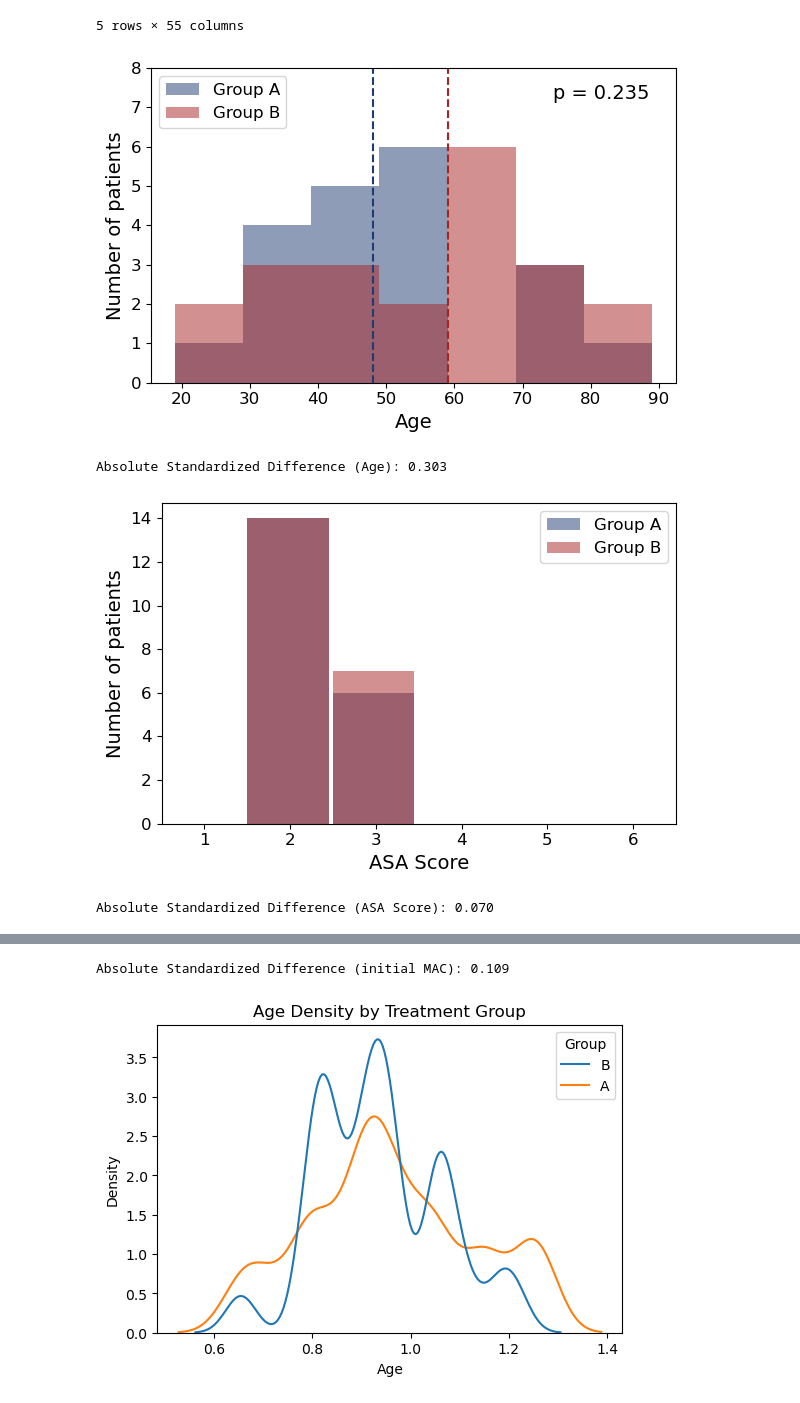
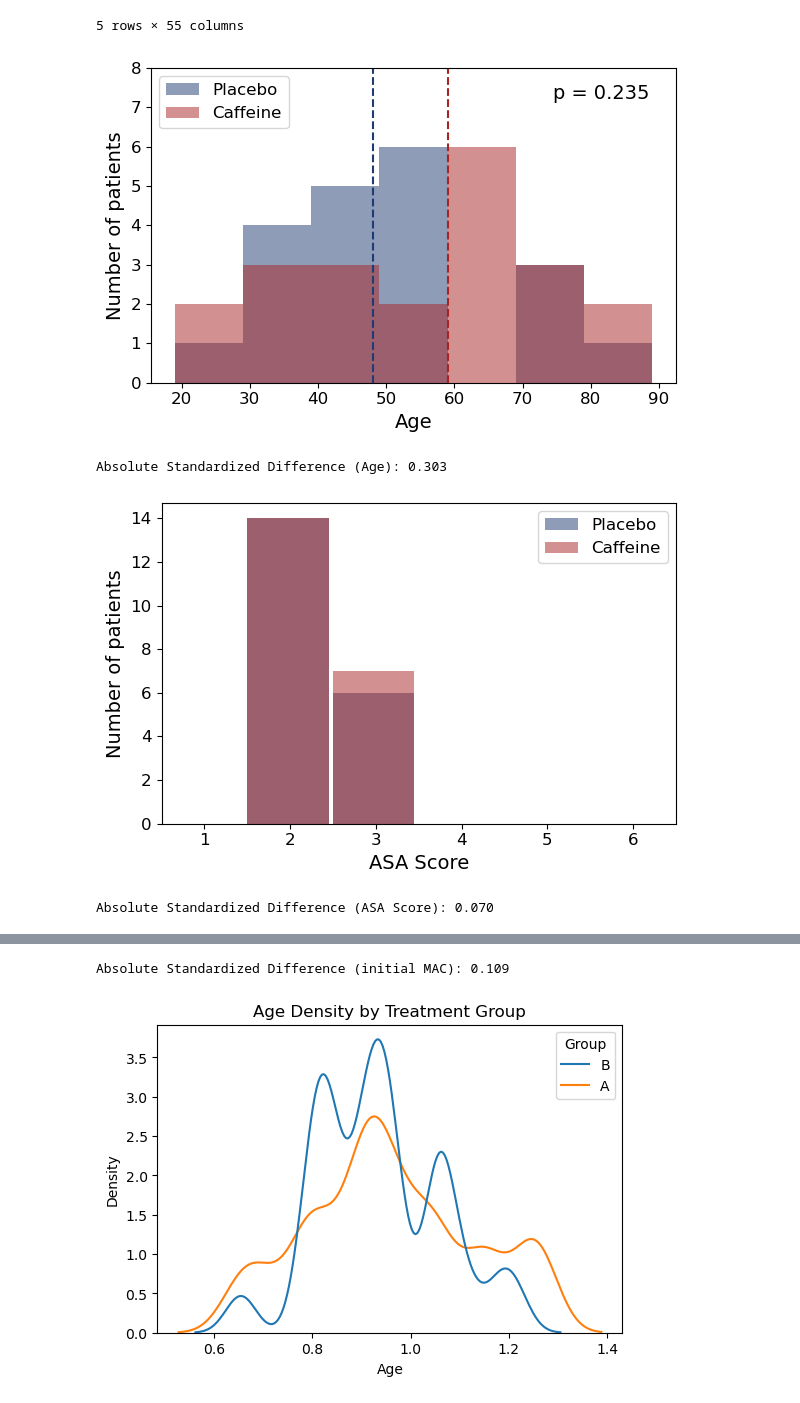
Before and after one commit to maboudi/capachinos, a Jupyter notebook: notebooks/group_specific_MAC_analysis.ipynb, the cells around one changed output, grey strips where cells are left out. Cells and saved outputs as stored; diff of their text form; code cells hidden in the pictures.

```diff
--- a/notebooks/group_specific_MAC_analysis.ipynb
+++ b/notebooks/group_specific_MAC_analysis.ipynb
@@ -232,7 +233,7 @@ def interpolate_series(series, target_length):
     return f(x_new)
 
 # Define whether to normalize time
-NORMALIZE_TIME = False
+NORMALIZE_TIME = True
 
 # Extract unique study IDs
 unique_study_ids = mac_values_per_patient['Study_ID'].unique()
@@ -318,15 +319,15 @@ fig, ax = plt.subplots(1, 1, figsize=(8, 4))  # Corrected this line
 # for trace in group_B_mac:
 #     ax.plot(trace, color=RED, alpha=0.5, linewidth=0.5)
 
-ax.plot(median_A, label="Group A - Median", color=BLUE)
-ax.fill_between(range(len(median_A)), q1_A, q3_A, alpha=0.2, color=BLUE, label="Group A IQR")
-ax.plot(p5_A, label='Group A - 5th percentile', color=BLUE, linestyle='--', linewidth=0.5)
-ax.plot(p95_A, label='Group A - 95th percentile', color=BLUE, linestyle='--', linewidth=0.5)
+ax.plot(median_A, label="Placebo", color=BLUE)
+ax.fill_between(range(len(median_A)), q1_A, q3_A, alpha=0.2, color=BLUE) # label="Group A IQR"
+ax.plot(p5_A, color=BLUE, linestyle='--', linewidth=0.5) #, label='Group A - 5th percentile'
+ax.plot(p95_A, color=BLUE, linestyle='--', linewidth=0.5) # , label='Group A - 95th percentile'
 
-ax.plot(median_B, label="Group B - Median", color=RED)
-ax.fill_between(range(len(median_B)), q1_B, q3_B, alpha=0.2, color=RED, label="Group B IQR")
-ax.plot(p5_B, label='Group B - 5th percentile', color=RED, linestyle='--', linewidth=0.5)
-ax.plot(p95_B, label='Group B - 95th percentile', color=RED, linestyle='--', linewidth=0.5)
+ax.plot(median_B, label="Caffeine", color=RED)
+ax.fill_between(range(len(median_B)), q1_B, q3_B, alpha=0.2, color=RED) #, label="Group B IQR"
+ax.plot(p5_B, color=RED, linestyle='--', linewidth=0.5) #, label='Group B - 5th percentile'
+ax.plot(p95_B, color=RED, linestyle='--', linewidth=0.5) #, label='Group B - 95th percentile'
 
 if NORMALIZE_TIME:
     tick_positions = np.linspace(0, max_time, num=11)  # Adjusting for sequence length
@@ -348,7 +349,7 @@ significant_timepoints = np.where(p_values < 0.05)[0]
 ax.scatter(significant_timepoints, [1.2]*len(significant_timepoints), marker='*', color='black', label="p < 0.05")
 
 if NORMALIZE_TIME:
-    ax.set_xlabel("Time (normalized)", fontsize=12, labelpad=-3)
+    ax.set_xlabel("Time (normalized)", fontsize=15, labelpad=-3)
 else:
     ax.set_xlabel("Time (minutes)", fontsize=12)
 ax.set_ylabel("MAC", fontsize=12)
@@ -397,7 +398,7 @@ plt.show()
 # %% [markdown]
 #### Comparing Age and ASA distributions between the groups
 # %%
-age_asa_file_path = 'E:/Caffeine_data/Caffeine Demographics including ITT.sav'
+age_asa_file_path = 'E:/Caffeine_data/Caffeine_Demographics_including_ITT.sav'
 df_age_asa_info = pd.read_spss(age_asa_file_path)
 # %%
 df_age_asa_info.head()
@@ -469,9 +470,9 @@ def plot_age_distribution(group_dict, bin_width=10, ylim=(0, 8)):
 
     fig, ax = plt.subplots(figsize=(6, 4))
     ax.hist(ages_A, bins=bins, color=BLUE, alpha=0.5,
-            label='Group A')
+            label='Placebo')
     ax.hist(ages_B, bins=bins, color=RED,  alpha=0.5,
-            label='Group B')
+            label='Caffeine')
 
     # stats & medians
     stat, p_val = ranksums(ages_A, ages_B)
@@ -511,9 +512,9 @@ def plot_asa_distribution(group_dict):
 
     fig, ax = plt.subplots(figsize=(6, 4))
     ax.hist(group_dict['Group A'], bins=bins, color=BLUE, alpha=0.5,
-            label='Group A', width=0.95)
+            label='Placebo', width=0.95)
     ax.hist(group_dict['Group B'], bins=bins, color=RED,  alpha=0.5,
-            label='Group B', width=0.95)
+            label='Caffeine', width=0.95)
 
     ax.set_xticks(POSSIBLE_ASAS)
     ax.set_xlim(POSSIBLE_ASAS[0] - 0.5, POSSIBLE_ASAS[-1] + 0.5)
@@ -553,34 +554,34 @@ def absolute_standardized_difference(x, y, w_x=None, w_y=None):
 
     pooled_sd = np.sqrt((v_x + v_y) / 2)
     return abs(m_x - m_y) / pooled_sd
 
 # Age plot
 fig1, ax1 = plot_age_distribution(group_ages)
 plt.show()
 
 asd_age = absolute_standardized_difference(group_ages['Group A'],
                                            group_ages['Group B'])
 print(f"Absolute Standardized Difference (Age): {asd_age:.3f}")
 
 
 # ASA plot
 fig2, ax2 = plot_asa_distribution(group_asas)
 plt.show()
 
 asd_asa = absolute_standardized_difference(group_asas['Group A'],
                                            group_asas['Group B'])
 print(f"Absolute Standardized Difference (ASA Score): {asd_asa:.3f}")
 
 # Initial MAC plot
 fig1, ax1 = plot_age_distribution(group_init_macs, bin_width=0.1)
 ax1.set_xlabel('initial MAC level', fontsize=14)
 plt.show()
 
 asd_age = absolute_standardized_difference(group_init_macs['Group A'],
                                            group_init_macs['Group B'])
 print(f"Absolute Standardized Difference (initial MAC): {asd_age:.3f}")
 # %% [output]
-[figure, old version]
+[figure, new version]
 Absolute Standardized Difference (Age): 0.303
-[figure, old version]
+[figure, new version]
 Absolute Standardized Difference (ASA Score): 0.070
```
Also changed, not shown: parts of 4 cells of this notebook, 4 other files.
